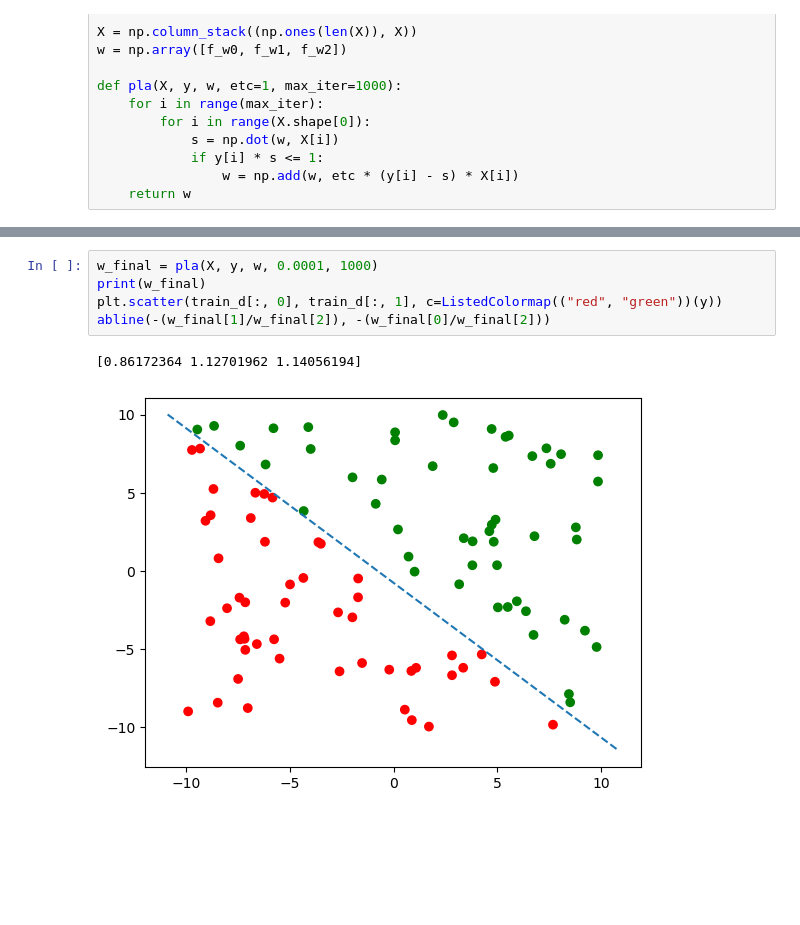
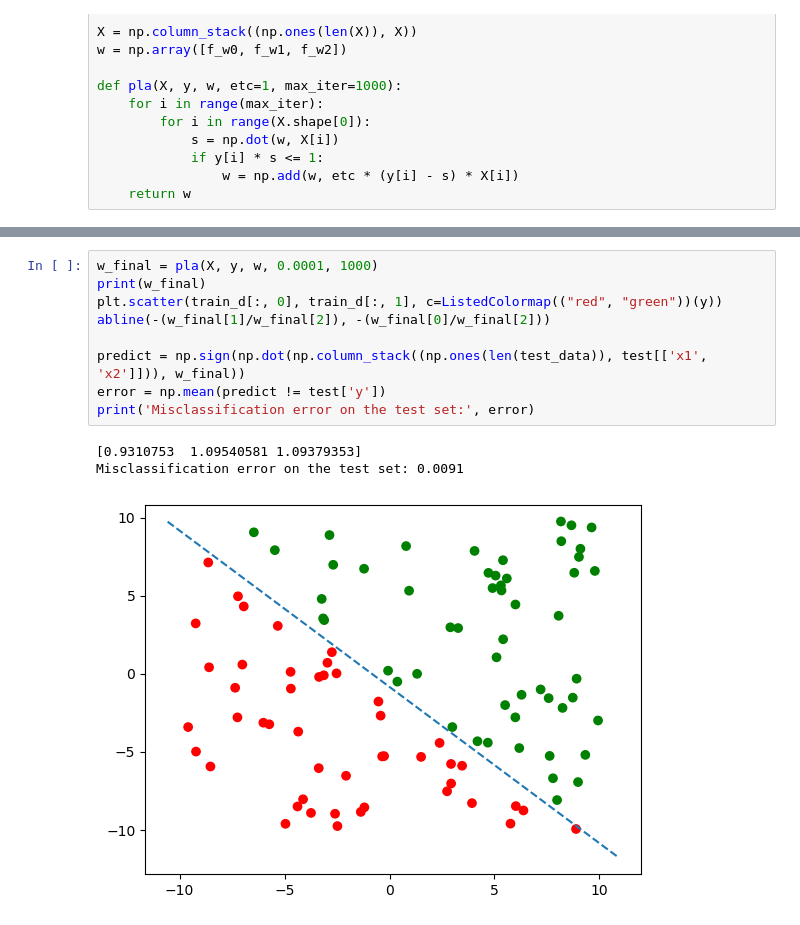
Before and after one commit to PeizuLi5/CMPE257-Fall23-Peizu-Li, a Jupyter notebook: Task3/Synthetic Data Generator.ipynb, the cells around one changed output, grey strips where cells are left out. Drawn from its saved outputs; the diff is of its cells as text; blank space fills up the shorter version.

```diff
--- a/Task3/Synthetic Data Generator.ipynb
+++ b/Task3/Synthetic Data Generator.ipynb
@@ -115,8 +135,13 @@ abline(-(w_final[1]/w_final[2]), -(w_final[0]/w_final[2]))
 # %%
 w_final = pla(X, y, w, 0.0001, 1000)
 print(w_final)
 plt.scatter(train_d[:, 0], train_d[:, 1], c=ListedColormap(("red", "green"))(y))
 abline(-(w_final[1]/w_final[2]), -(w_final[0]/w_final[2]))
+
+predict = np.sign(np.dot(np.column_stack((np.ones(len(test_data)), test[['x1', 'x2']])), w_final))
+error = np.mean(predict != test['y'])
+print('Misclassification error on the test set:', error)
 # %% [output]
-[0.86172364 1.12701962 1.14056194]
+[0.9310753  1.09540581 1.09379353]
+Misclassification error on the test set: 0.0091
-[figure, old version]
+[figure, new version]
```
Also changed, not shown: parts of 6 cells of this notebook, 2 other files.
